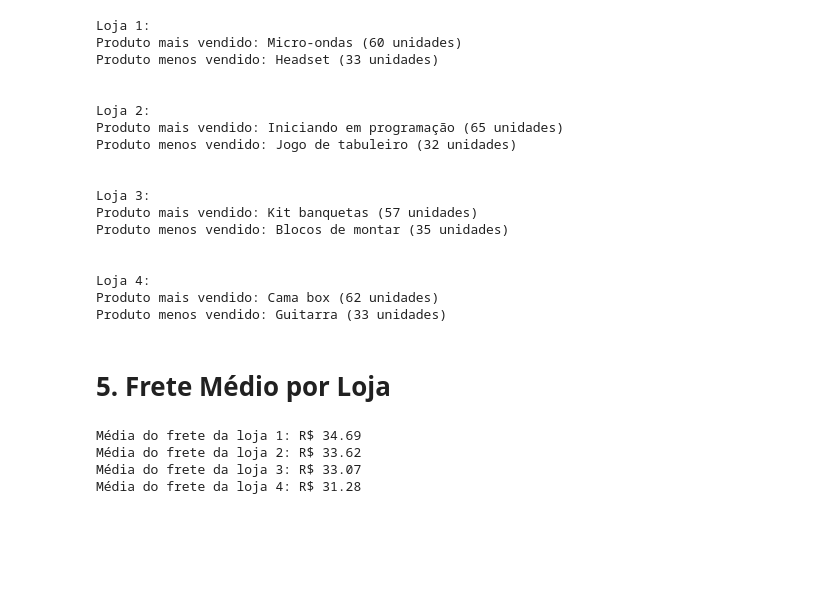
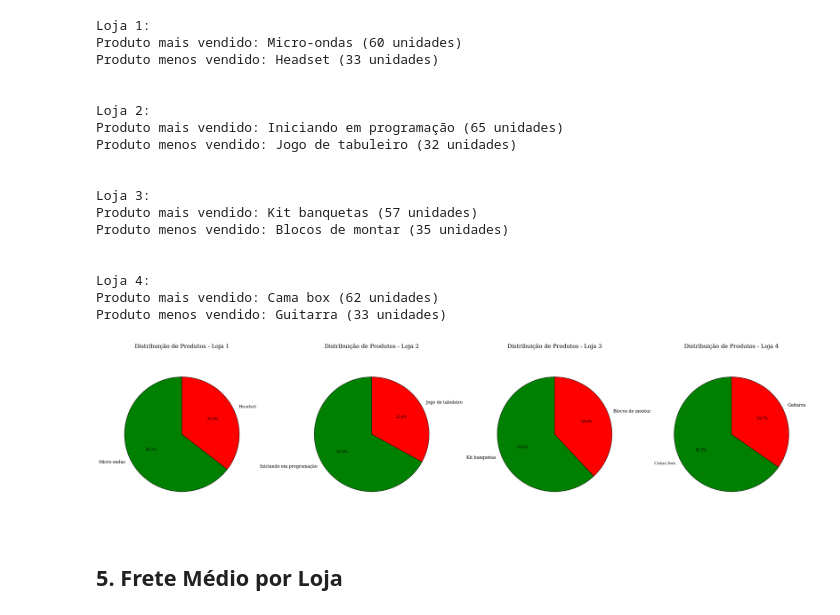
Before and after one commit to jvsobrinho/challenge1-data-science, a Jupyter notebook: AluraStoreBr.ipynb, the cells around one changed output. Saved outputs shown, nothing was run; the diff lists cells and outputs as text; code cells hidden in the pictures; blank space fills up the shorter version.

```diff
--- a/AluraStoreBr.ipynb
+++ b/AluraStoreBr.ipynb
@@ -219,29 +442,41 @@ Produto menos vendido: Blocos de montar (35 unidades)
 Loja 4:
 Produto mais vendido: Cama box (62 unidades)
 Produto menos vendido: Guitarra (33 unidades)
+# %%
+# Preparando os dados para o gráfico de pizza
+produtos_mais_vendidos = []
+produtos_menos_vendidos = []
+
+for i in range(len(lista_datasets)):
+    mais_vendido, menos_vendido = produtos_extremos(lista_datasets[i])
+    produtos_mais_vendidos.append((f"Loja {i+1}", mais_vendido[0], mais_vendido[1]))
+    produtos_menos_vendidos.append((f"Loja {i+1}", menos_vendido[0], menos_vendido[1]))
+
+# Criando os gráficos de pizza ao lado
+n_lojas = len(produtos_mais_vendidos)
+fig, axs = plt.subplots(1, n_lojas, figsize=(7 * n_lojas, 7), constrained_layout=True)
+
+# Se houver apenas uma loja, axs não será uma lista, então precisamos garantir isso
+if n_lojas == 1:
+    axs = [axs]
+
+# Criando um gráfico de pizza para cada loja
+for i, (loja, mais_produto, mais_unidades) in enumerate(produtos_mais_vendidos):
+    ax = axs[i]
+
+    # Dados para o gráfico de pizza
+    labels = [mais_produto, produtos_menos_vendidos[i][1]]
+    sizes = [mais_unidades, produtos_menos_vendidos[i][2]]
+    colors = ['green', 'red']
+
+    # Criando o gráfico de pizza
+    ax.pie(sizes, labels=labels, autopct='%1.1f%%', startangle=90, colors=colors, wedgeprops={'edgecolor': 'black'})
+    ax.set_title(f"Distribuição de Produtos - {loja}")
+    ax.axis('equal')  # Assegura que o gráfico de pizza seja circular
+
+# Exibindo o gráfico
+plt.show()
+# %% [output]
+[figure, added]
 # %% [markdown]
-# 5. Frete Médio por Loja
+## 5. Frete Médio por Loja
-# %%
-#
-def media_frete(df: pd.DataFrame, coluna_frete: str = "Frete") -> float:
-    """
-    Calcula a média do valor do frete em um DataFrame.
-
-    Parâmetros:
-    - df (pd.DataFrame): DataFrame contendo os dados de vendas.
-    - coluna_frete (str): Nome da coluna que contém os valores do frete.
-
-    Retorna:
-    - float: Média do valor do frete.
-    """
-    return df[coluna_frete].mean()
-
-# Aplicando a função em cada loja
-for i in range(len(lista_datasets)):
-    media = media_frete(lista_datasets[i])
-    print(f"Média do frete da loja {i+1}: R$ {media:.2f}")
-# %% [output]
-Média do frete da loja 1: R$ 34.69
-Média do frete da loja 2: R$ 33.62
-Média do frete da loja 3: R$ 33.07
-Média do frete da loja 4: R$ 31.28
```
Also changed, not shown: parts of 20 cells of this notebook, 2 other files.
